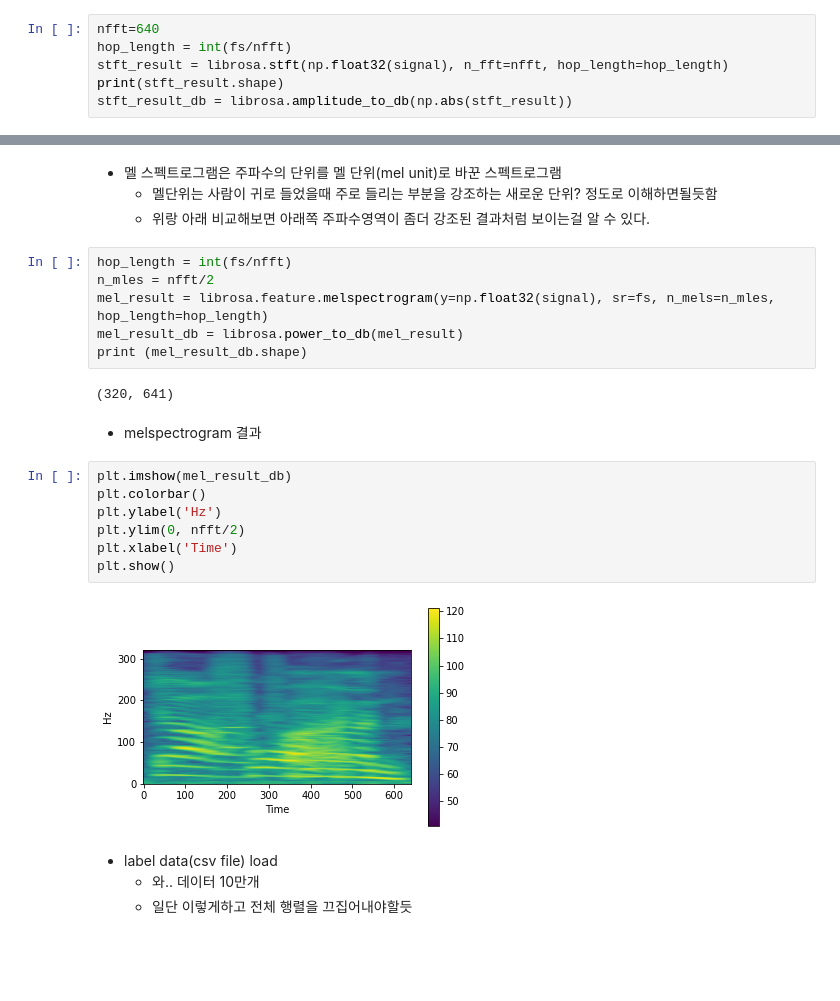
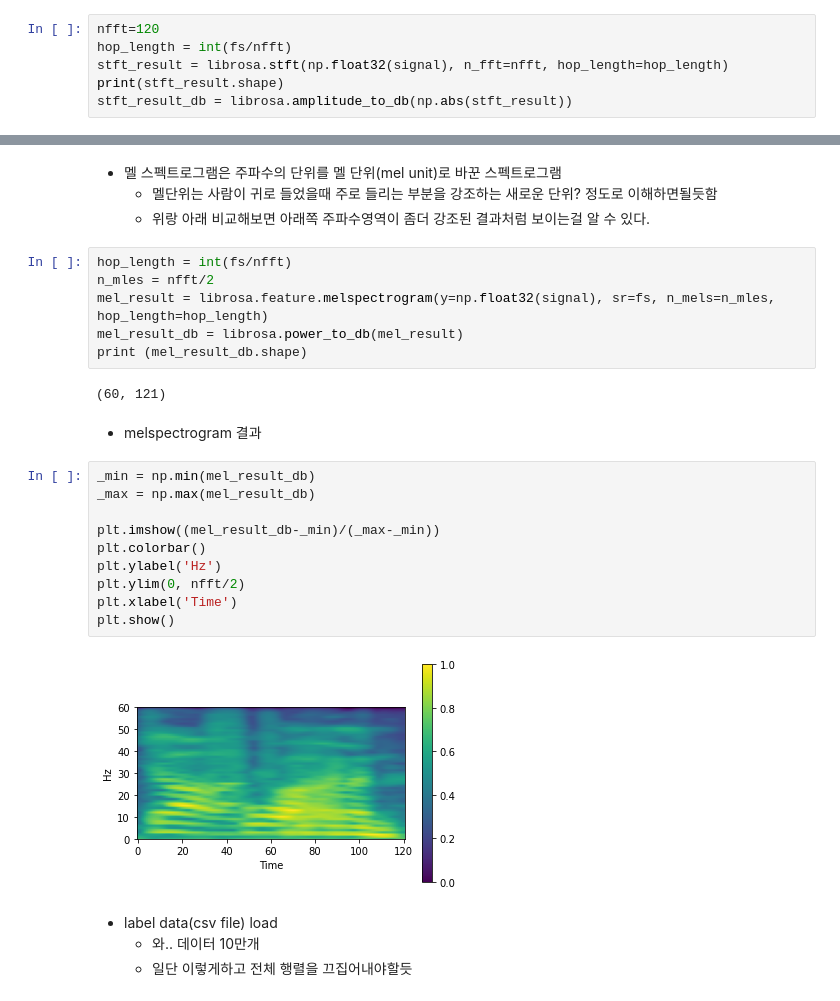
Before and after one commit to kimsh12191/SplitSound, a Jupyter notebook: 01_Data_load.ipynb, the cells around one changed output, grey strips where cells are left out. Saved outputs shown, nothing was run; the diff lists cells and outputs as text; blank space fills up the shorter version.

```diff
--- a/01_Data_load.ipynb
+++ b/01_Data_load.ipynb
@@ -45,7 +45,7 @@ array([  -5,   64,  -99, ..., -884, -856, -759], dtype=int16)
 # %% [markdown]
 - STFT 결과
 # %%
-nfft=640
+nfft=120
 hop_length = int(fs/nfft)
 stft_result = librosa.stft(np.float32(signal), n_fft=nfft, hop_length=hop_length)
 print(stft_result.shape)
@@ -72,18 +72,21 @@ mel_result = librosa.feature.melspectrogram(y=np.float32(signal), sr=fs, n_mels=
 mel_result_db = librosa.power_to_db(mel_result)
 print (mel_result_db.shape)
 # %% [output]
-(320, 641)
+(60, 121)
 # %% [markdown]
 - melspectrogram 결과
 # %%
-plt.imshow(mel_result_db)
+_min = np.min(mel_result_db)
+_max = np.max(mel_result_db)
+
+plt.imshow((mel_result_db-_min)/(_max-_min))
 plt.colorbar()
 plt.ylabel('Hz')
 plt.ylim(0, nfft/2)
 plt.xlabel('Time')
 plt.show()
 # %% [output]
-[figure, old version]
+[figure, new version]
 # %% [markdown]
 - label data(csv file) load
     - 와.. 데이터 10만개
```
Also changed, not shown: parts of 8 cells of this notebook, 8 other files.
